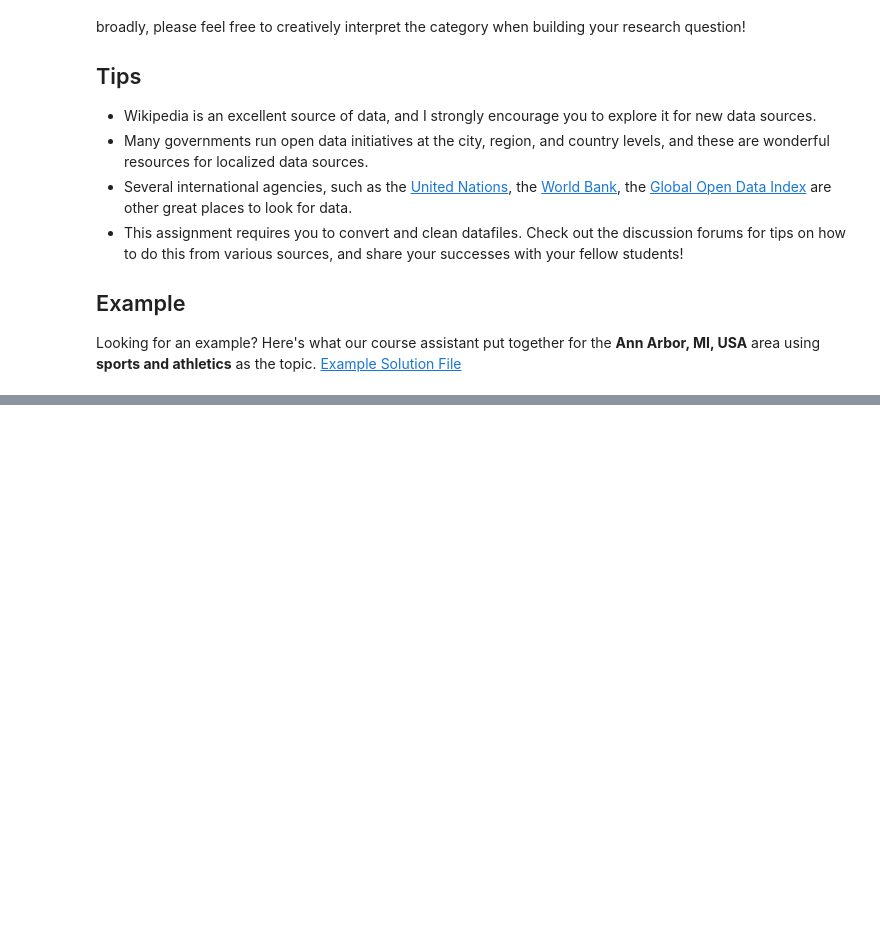
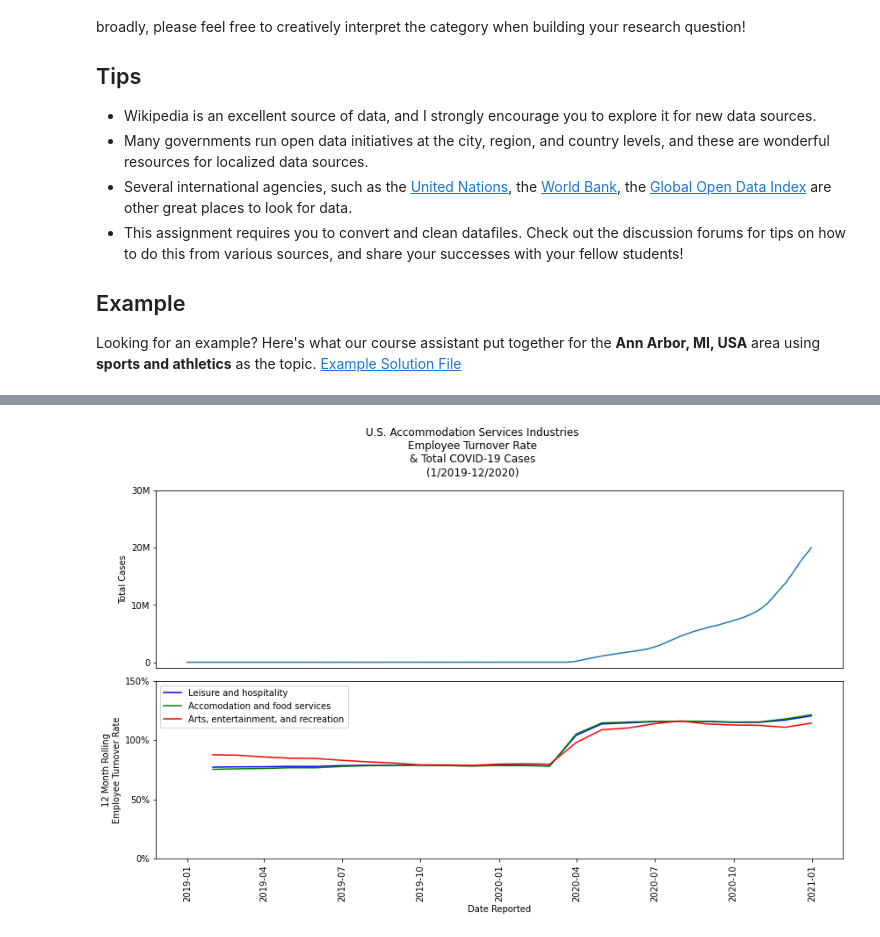
Before and after one commit to sindinista/personal-dev, a Jupyter notebook: Applied_Data_Science/Applied Plotting, Charting & Data Representation/Assignment4.ipynb, the cells around one changed output, grey strips where cells are left out. Cells and saved outputs as stored; diff of their text form; code cells hidden in the pictures; blank space fills up the shorter version.

Commit message:
Data viz class complete and start machine learning

```diff
--- a/Applied_Data_Science/Applied Plotting, Charting & Data Representation/Assignment4.ipynb
+++ b/Applied_Data_Science/Applied Plotting, Charting & Data Representation/Assignment4.ipynb
@@ -33,0 +303,6 @@ Looking for an example? Here's what our course assistant put together for the **
+# %%
+# Covid daily confirmed case count data from JHU
+# the data is already cumulative in the time series csv
+
+url = 'https://raw.githubusercontent.com/CSSEGISandData/COVID-19/master/csse_covid_19_data/csse_covid_19_time_series/time_series_covid19_confirmed_US.csv'
+JHU = pd.read_csv(url)
@@ -33,0 +351,29 @@ Looking for an example? Here's what our course assistant put together for the **
+# %%
+
+fig, (ax1, ax2) = plt.subplots(2, sharex=True)
+fig.suptitle('U.S. Accommodation Services Industries\nEmployee Turnover Rate\n& Total COVID-19 Cases\n(1/2019-12/2020)')
+ax1.plot('date','sumCases', data=casesDf)
+plt.sca(ax1)
+plt.tick_params(
+    axis='x',          # changes apply to the x-axis
+    which='both',      # both major and minor ticks are affected
+    bottom=False,      # ticks along the bottom edge are off
+    top=False,         # ticks along the top edge are off
+    labelbottom=False)
+plt.ylabel('Total Cases')
+plt.yticks(ticks=[0,10000000,20000000,30000000], labels=['0','10M','20M','30M'])
+ax2.plot('effDate','leisureTurnover', data=turnDf, color='b', label='Leisure and hospitality')
+ax2.plot('effDate','foodTurnover', data=turnDf, color='g', label='Accomodation and food services')
+ax2.plot('effDate','recTurnover', data=turnDf, color='r', label='Arts, entertainment, and recreation')
+ax2.legend()
+plt.sca(ax2)
+plt.xlabel('Date Reported')
+plt.ylabel('12 Month Rolling\nEmployee Turnover Rate')
+plt.yticks(ticks=[0,.5,1,1.5], labels=['0%','50%','100%','150%'])
+plt.ylim(0,1.5)
+plt.xticks(rotation=90)
+plt.rcParams['figure.figsize'] = [12, 8]
+plt.tight_layout()
+plt.show()
+# %% [output]
+[figure, added]
```
Also changed, not shown: parts of 8 cells of this notebook, 23 other files.
